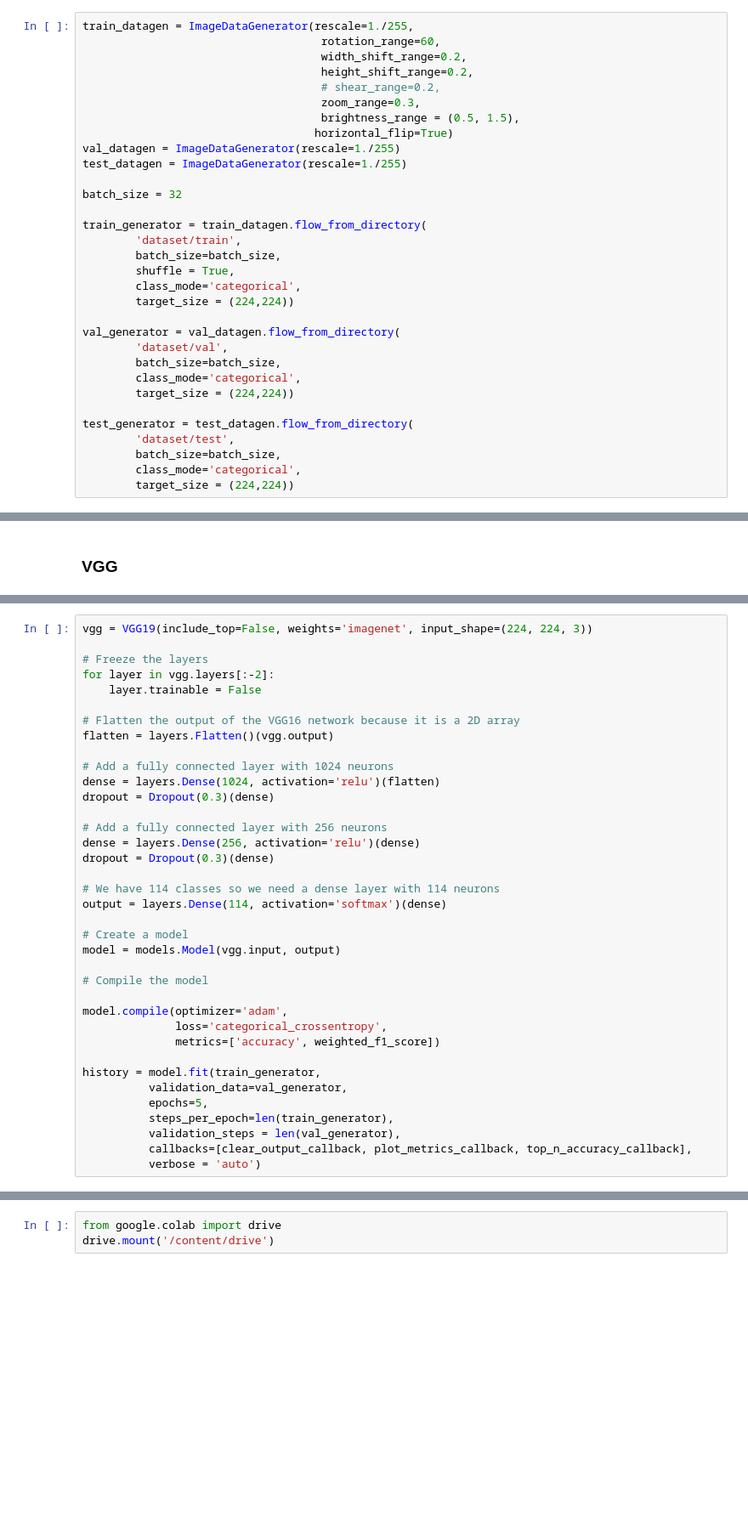
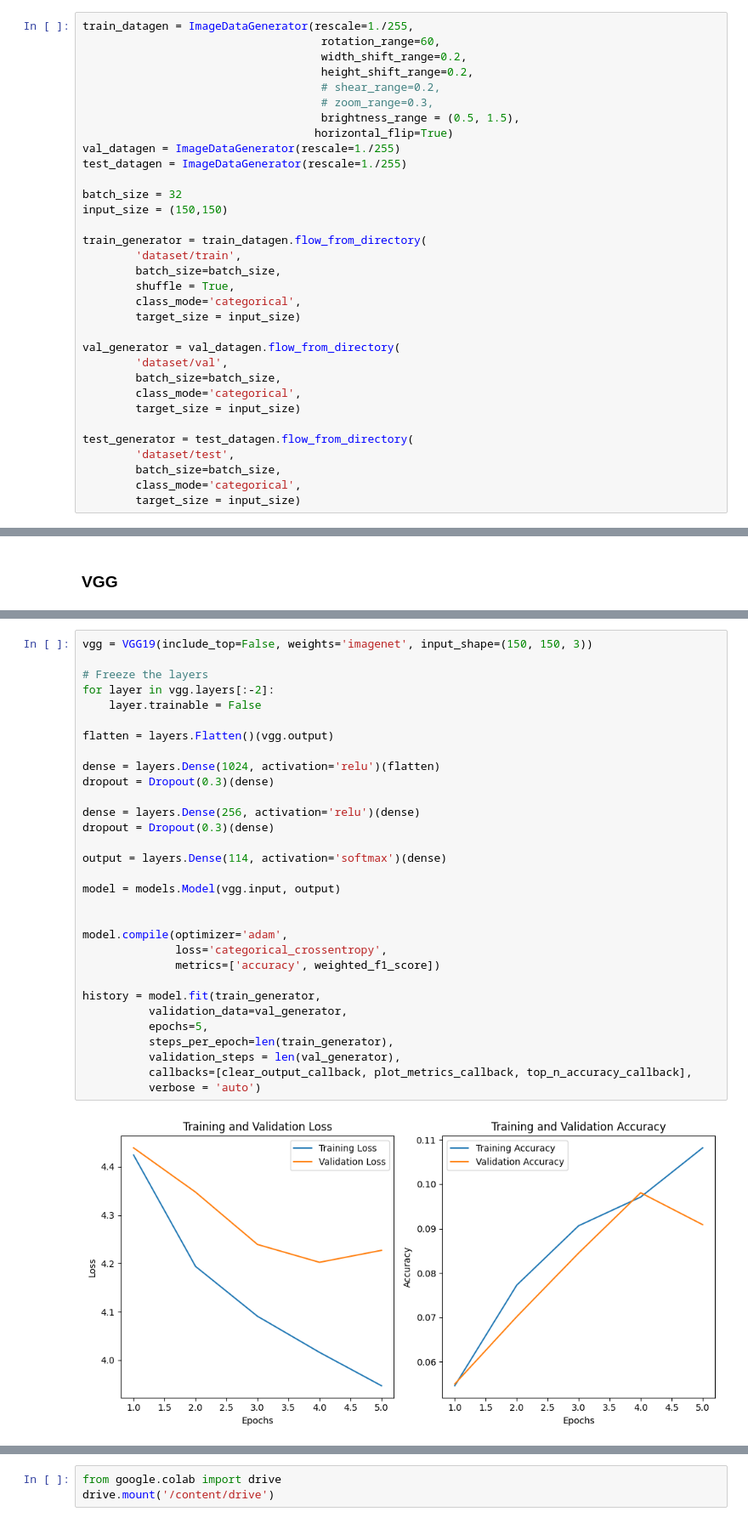
Before and after one commit to MaximilianLae/DL_Skin_Disease_Classification, a Jupyter notebook: Baseline solution.ipynb, the cells around one changed output, grey strips where cells are left out. Shown at 85% size. Drawn from its saved outputs; the diff is of its cells as text; blank space fills up the shorter version.

Commit message:
image size reduction test

```diff
--- a/Baseline solution.ipynb
+++ b/Baseline solution.ipynb
@@ -101,32 +116,33 @@ train_datagen = ImageDataGenerator(rescale=1./255,
                                     width_shift_range=0.2,
                                     height_shift_range=0.2,
                                     # shear_range=0.2,
-                                    zoom_range=0.3,
+                                    # zoom_range=0.3,
                                     brightness_range = (0.5, 1.5),
                                    horizontal_flip=True)
 val_datagen = ImageDataGenerator(rescale=1./255)
 test_datagen = ImageDataGenerator(rescale=1./255)
 
 batch_size = 32
+input_size = (150,150)
 
 train_generator = train_datagen.flow_from_directory(
         'dataset/train',
         batch_size=batch_size,
         shuffle = True,
         class_mode='categorical',
-        target_size = (224,224))
+        target_size = input_size)
 
 val_generator = val_datagen.flow_from_directory(
         'dataset/val',
         batch_size=batch_size,
         class_mode='categorical',
-        target_size = (224,224))
+        target_size = input_size)
 
 test_generator = test_datagen.flow_from_directory(
         'dataset/test',
         batch_size=batch_size,
         class_mode='categorical',
-        target_size = (224,224))
+        target_size = input_size)
 # %% [output]
 Found 12099 images belonging to 114 classes.
 Found 1254 images belonging to 114 classes.
@@ -321,38 +344,33 @@ _________________________________________________________________
 # %%
-vgg = VGG19(include_top=False, weights='imagenet', input_shape=(224, 224, 3))
+vgg = VGG19(include_top=False, weights='imagenet', input_shape=(150, 150, 3))
 
 # Freeze the layers
 for layer in vgg.layers[:-2]:
     layer.trainable = False
 
-# Flatten the output of the VGG16 network because it is a 2D array
 flatten = layers.Flatten()(vgg.output)
 
-# Add a fully connected layer with 1024 neurons
 dense = layers.Dense(1024, activation='relu')(flatten)
 dropout = Dropout(0.3)(dense)
 
-# Add a fully connected layer with 256 neurons
 dense = layers.Dense(256, activation='relu')(dense)
 dropout = Dropout(0.3)(dense)
 
-# We have 114 classes so we need a dense layer with 114 neurons
 output = layers.Dense(114, activation='softmax')(dense)
 
-# Create a model
 model = models.Model(vgg.input, output)
 
-# Compile the model
 
 model.compile(optimizer='adam',
               loss='categorical_crossentropy',
               metrics=['accuracy', weighted_f1_score])
 
 history = model.fit(train_generator,
           validation_data=val_generator,
           epochs=5,
           steps_per_epoch=len(train_generator),
           validation_steps = len(val_generator),
           callbacks=[clear_output_callback, plot_metrics_callback, top_n_accuracy_callback],
           verbose = 'auto')
 # %% [output]
+[figure, added]
```
Also changed, not shown: parts of 6 cells of this notebook.
